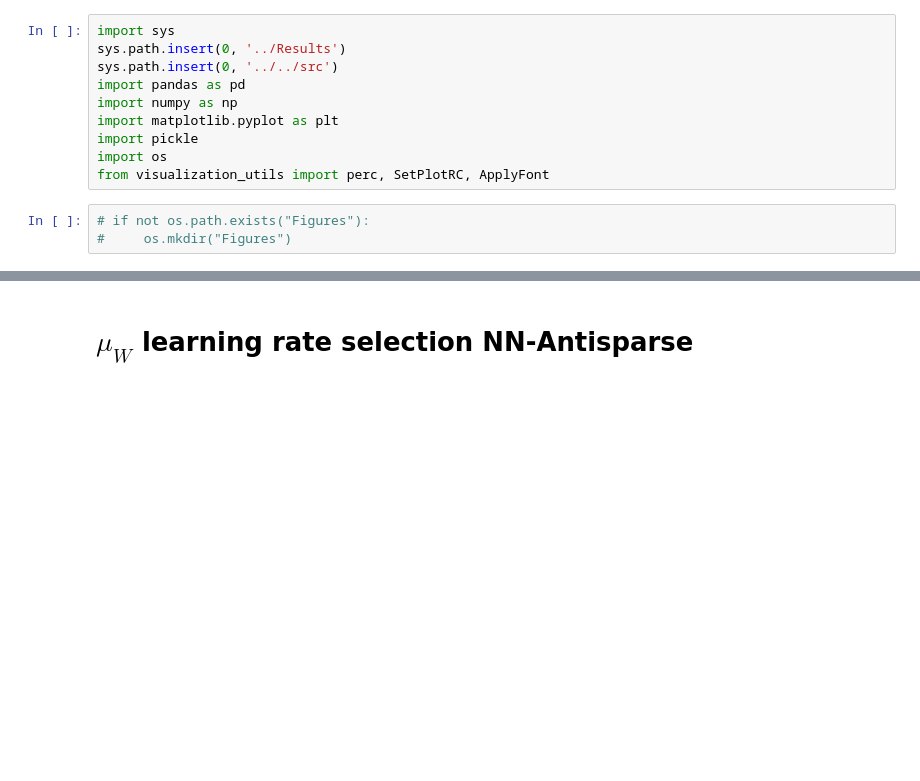
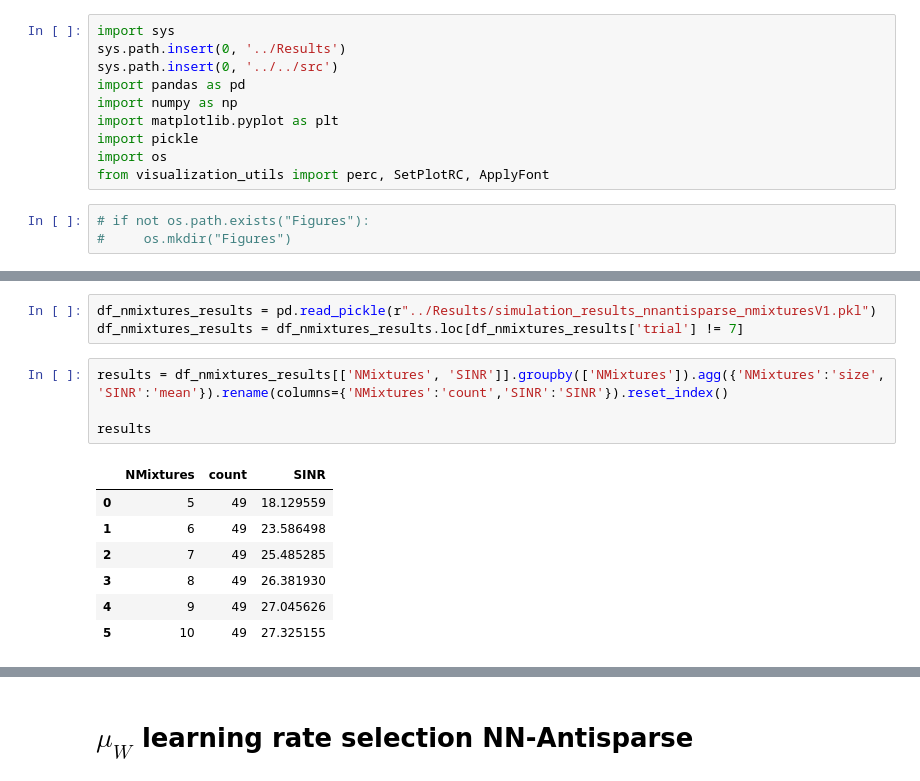
Before and after one commit to BariscanBozkurt/Biologically-Plausible-Correlative-Information-Maximization-for-Blind-Source-Separation, a Jupyter notebook: Simulations/AnalyzeSimulationResultsFinal/PlotSimulationResults_AblationStudies.ipynb, the cells around one changed output, grey strips where cells are left out. Saved outputs shown, nothing was run; the diff lists cells and outputs as text; blank space fills up the shorter version.

```diff
--- a/Simulations/AnalyzeSimulationResultsFinal/PlotSimulationResults_AblationStudies.ipynb
+++ b/Simulations/AnalyzeSimulationResultsFinal/PlotSimulationResults_AblationStudies.ipynb
@@ -13,0 +65,15 @@ from visualization_utils import perc, SetPlotRC, ApplyFont
+# %%
+df_nmixtures_results = pd.read_pickle(r"../Results/simulation_results_nnantisparse_nmixturesV1.pkl")
+df_nmixtures_results = df_nmixtures_results.loc[df_nmixtures_results['trial'] != 7]
+# %%
+results = df_nmixtures_results[['NMixtures', 'SINR']].groupby(['NMixtures']).agg({'NMixtures':'size', 'SINR':'mean'}).rename(columns={'NMixtures':'count','SINR':'SINR'}).reset_index()
+
+results
+# %% [output]
+|  | NMixtures | count | SINR |
+| 0 | 5 | 49 | 18.129559 |
+| 1 | 6 | 49 | 23.586498 |
+| 2 | 7 | 49 | 25.485285 |
+| 3 | 8 | 49 | 26.381930 |
+| 4 | 9 | 49 | 27.045626 |
+| 5 | 10 | 49 | 27.325155 |
```
Also changed, not shown: parts of 6 cells of this notebook, 20 other files.
